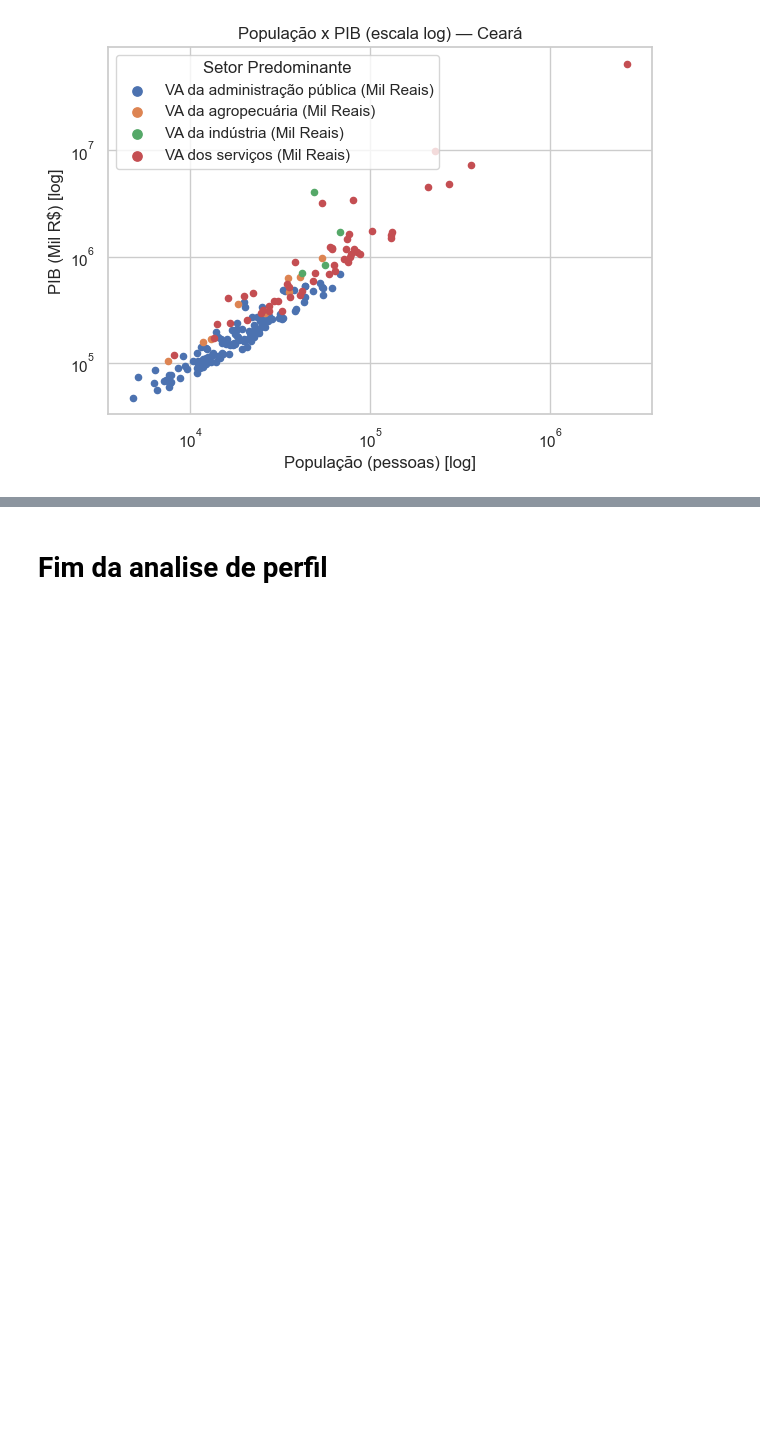
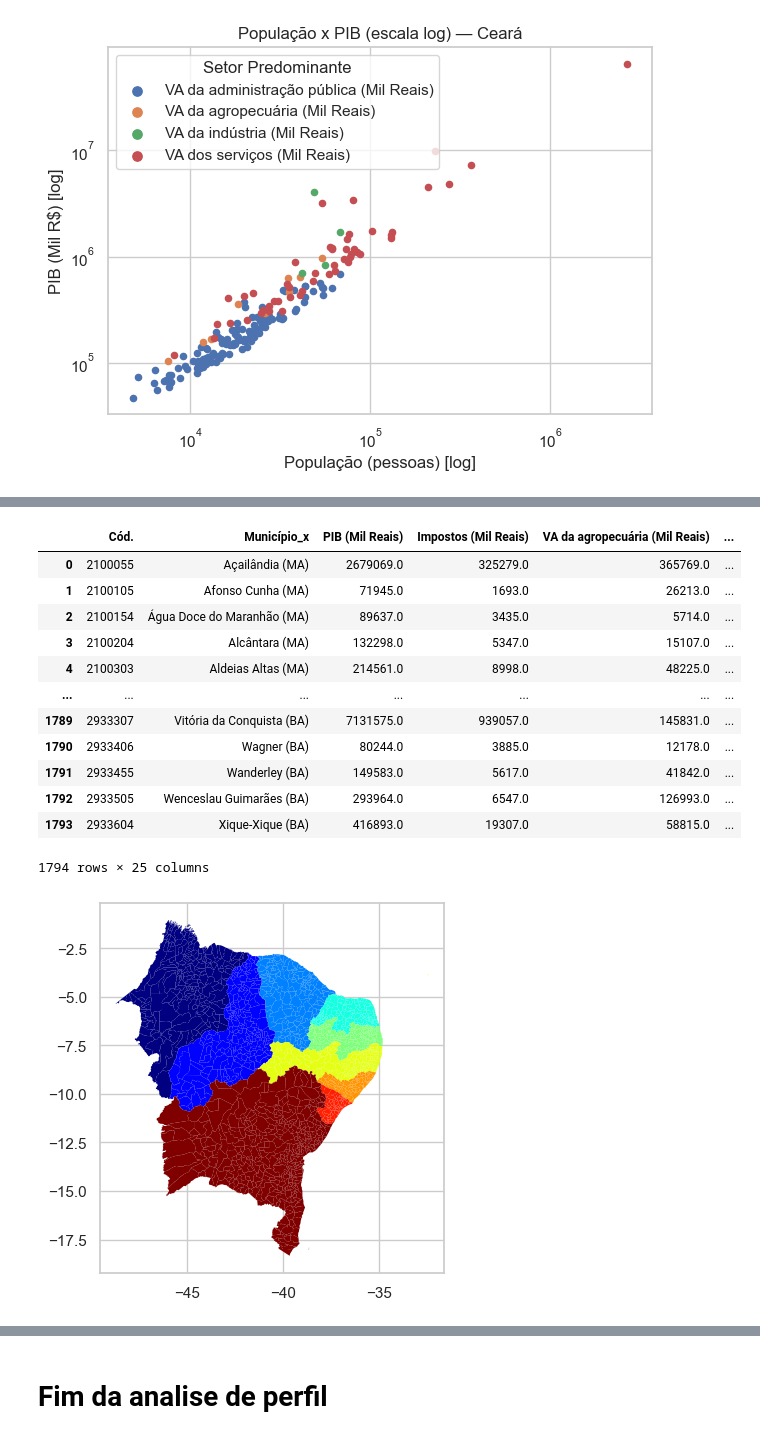
Before and after one commit to duddanobre/sidra-nordeste, a Jupyter notebook: nordeste.ipynb, the cells around one changed output, grey strips where cells are left out. Saved outputs shown, nothing was run; the diff lists cells and outputs as text; code cells hidden in the pictures; blank space fills up the shorter version.

```diff
--- a/nordeste.ipynb
+++ b/nordeste.ipynb
@@ -28,3 +35,7 @@ To: c:\xampp\htdocs\POS\Disciplina_02\aula-02\sidra-nordeste\RELATORIO_DTB_BRASI
+# %%
+import geopandas as gpd
+
+df_mun = gpd.read_file('RG2017_regioesgeograficas2017.shp', encoding = 'latin1')
 # %%
 df_pib = pd.read_csv("tabela5938_2020.csv.xz")
 df_pop = pd.read_csv("tabela6579_2020.csv.xz")
@@ -453,0 +609,21 @@ plt.show()
+# %%
+
+#df_mun
+ #Cód.
+# CD_GEOCODI
+
+df_nordeste_cm = df_nordeste.copy()
+
+df_nordeste["Cód."] = df_nordeste["Cód."].astype(int)
+df_mun["CD_GEOCODI"] = df_mun["CD_GEOCODI"].astype(int)
+
+df_nordeste_cm = df_nordeste.merge(
+    df_mun[["CD_GEOCODI", "geometry", "uf"]],   # pega só as colunas necessárias
+    left_on="Cód.",
+    right_on="CD_GEOCODI",
+    how="inner"
+)
+
+# Recria como GeoDataFrame
+df_nordeste_cm = gpd.GeoDataFrame(df_nordeste_cm, geometry="geometry", crs=gdf_mun.crs)
+df_nordeste_cm
@@ -453,0 +646,18 @@ plt.show()
+# %%
+df_nordeste_cm.plot(column = 'UF',cmap='jet',linewidth=0)
+df_nordeste_cm
+# %% [output]
+|  | Cód. | Município_x | PIB (Mil Reais) | Impostos (Mil Reais) | VA da agropecuária (Mil Reais) | ... |
+| 0 | 2100055 | Açailândia (MA) | 2679069.0 | 325279.0 | 365769.0 | ... |
+| 1 | 2100105 | Afonso Cunha (MA) | 71945.0 | 1693.0 | 26213.0 | ... |
+| 2 | 2100154 | Água Doce do Maranhão (MA) | 89637.0 | 3435.0 | 5714.0 | ... |
+| 3 | 2100204 | Alcântara (MA) | 132298.0 | 5347.0 | 15107.0 | ... |
+| 4 | 2100303 | Aldeias Altas (MA) | 214561.0 | 8998.0 | 48225.0 | ... |
+| ... | ... | ... | ... | ... | ... | ... |
+| 1789 | 2933307 | Vitória da Conquista (BA) | 7131575.0 | 939057.0 | 145831.0 | ... |
+| 1790 | 2933406 | Wagner (BA) | 80244.0 | 3885.0 | 12178.0 | ... |
+| 1791 | 2933455 | Wanderley (BA) | 149583.0 | 5617.0 | 41842.0 | ... |
+| 1792 | 2933505 | Wenceslau Guimarães (BA) | 293964.0 | 6547.0 | 126993.0 | ... |
+| 1793 | 2933604 | Xique-Xique (BA) | 416893.0 | 19307.0 | 58815.0 | ... |
+1794 rows × 25 columns
+[figure, added]
```
Also changed, not shown: parts of 18 cells of this notebook.
